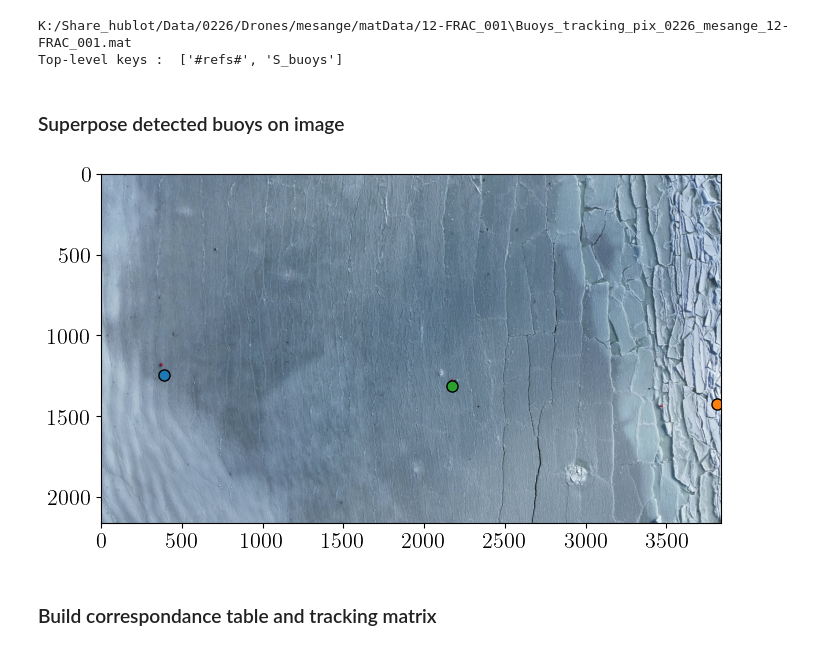
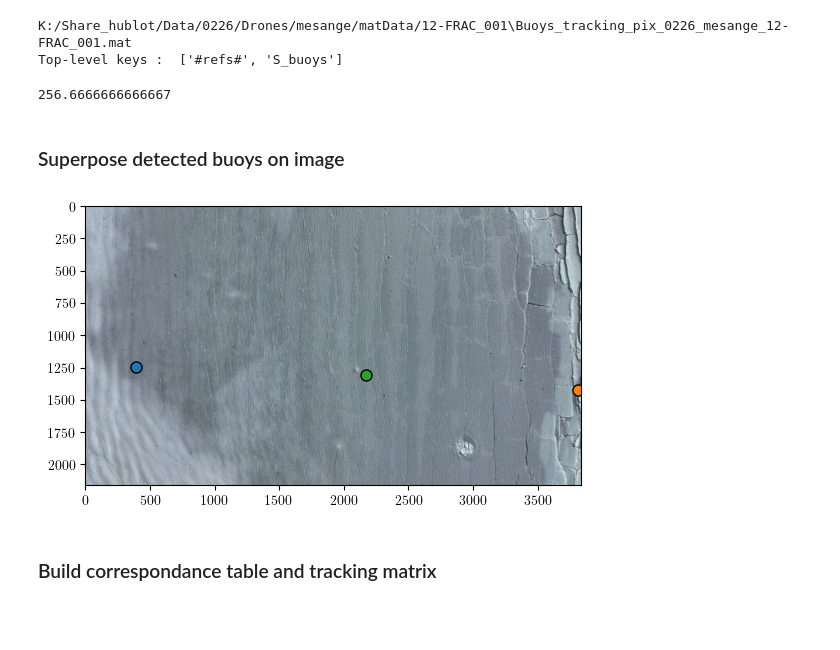
Before and after one commit to Turbotice/icewave, a Jupyter notebook: icewave/sebastien/BicWin2024/Buoys_signal_0226_2024.ipynb, the cells around one changed output. Drawn from its saved outputs; the diff is of its cells as text; code cells hidden in the pictures; blank space fills up the shorter version.

```diff
--- a/icewave/sebastien/BicWin2024/Buoys_signal_0226_2024.ipynb
+++ b/icewave/sebastien/BicWin2024/Buoys_signal_0226_2024.ipynb
@@ -390,7 +390,7 @@ data_gps_buoy
   'value': ''}}
 # %%
 # Load image
-path2img = f'{base}{date}/Drones/{drone_ID}/{exp_ID}/images/*0684*.tiff'
+path2img = f'{base}{date}/Drones/{drone_ID}/{exp_ID}/images/*0683*.tiff'
 filelist_img = glob.glob(path2img)
 file2load = filelist_img[0]
 
@@ -461,21 +461,26 @@ with h5py.File(file2load,'r') as fmat:
 # %% [output]
 K:/Share_hublot/Data/0226/Drones/mesange/matData/12-FRAC_001\Buoys_tracking_pix_0226_mesange_12-FRAC_001.mat
 Top-level keys :  ['#refs#', 'S_buoys']
+# %%
+len(track['x1'])/30
+# %% [output]
+256.6666666666667
 # %% [markdown]
 ### Superpose detected buoys on image
 # %%
 fig, ax = plt.subplots()
 ax.imshow(img)
 
 # track_keys = list(track.keys())
 color_dict = {1:'tab:orange',2:'tab:green',3:'tab:blue'}
+idx = 0
 for i in range(1,4):
     key_x = f'x{i}'
     key_y = f'y{i}'
 
-    ax.plot(track[key_x][0],track[key_y][0],'o',color = color_dict[i],mec = 'k',ms = 8)
+    ax.plot(track[key_x][idx],track[key_y][idx],'o',color = color_dict[i],mec = 'k',ms = 8)
 # %% [output]
-[figure, old version]
+[figure, new version]
 # %% [markdown]
 ### Build correspondance table and tracking matrix
 # %%
```
Also changed, not shown: parts of 1 cell of this notebook, 1 other file.
